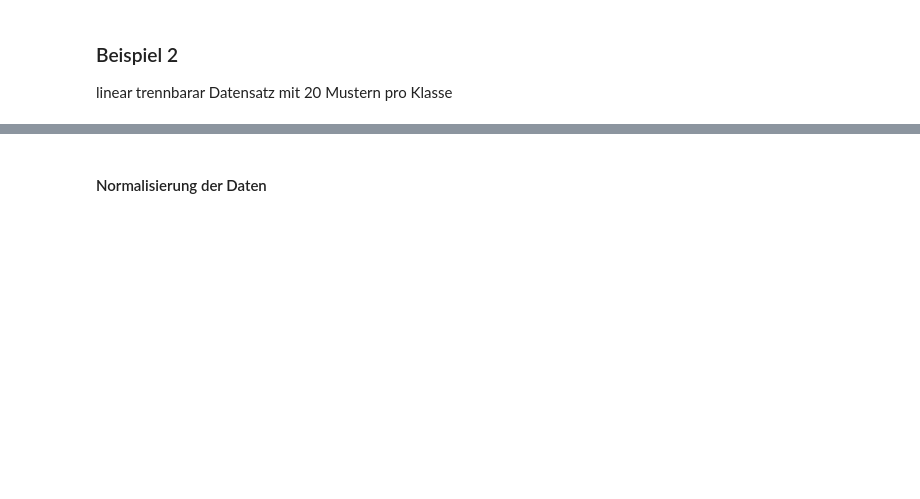
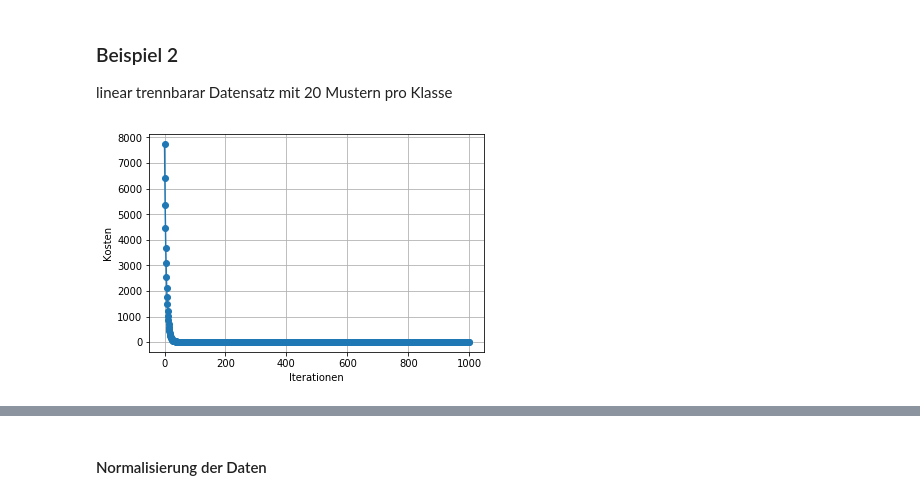
Before and after one commit to GFlach/LV_ME_repos, a Jupyter notebook: aktuell/klassifikator_aufgaben-a2.ipynb, the cells around one changed output, grey strips where cells are left out. Drawn from its saved outputs; the diff is of its cells as text; code cells hidden in the pictures; blank space fills up the shorter version.

```diff
--- a/aktuell/klassifikator_aufgaben-a2.ipynb
+++ b/aktuell/klassifikator_aufgaben-a2.ipynb
@@ -41,15 +50,17 @@ y = pd.read_pickle('data/df_perz.txt').values[:,2]
 # %%
 w = np.array([0, 0.1, 0.2])
 eta = 0.0000001
-n_iter = 20
+n_iter = 1000
 cost = np.zeros(n_iter)
 for i in (np.arange(0, n_iter)):
     w = w + 2 * eta * np.dot((y - np.dot(X, w.T)),X)
     cost[i] = ((y - np.dot(X, w.T))**2).sum() / 2.0
 plt.plot(cost, marker = 'o')
 plt.grid()
 plt.xlabel('Iterationen')
 plt.ylabel('Kosten')
 plt.show()
+# %% [output]
+[figure, added]
 # %%
 sh.show_res(X, y, w)
```
Also changed, not shown: parts of 8 cells of this notebook, 15 other files.
